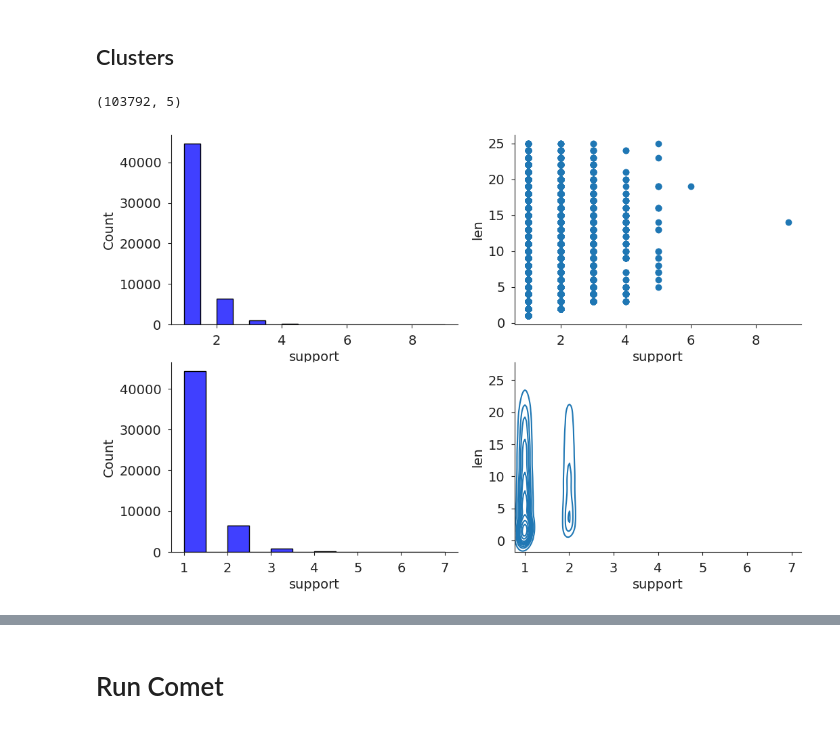
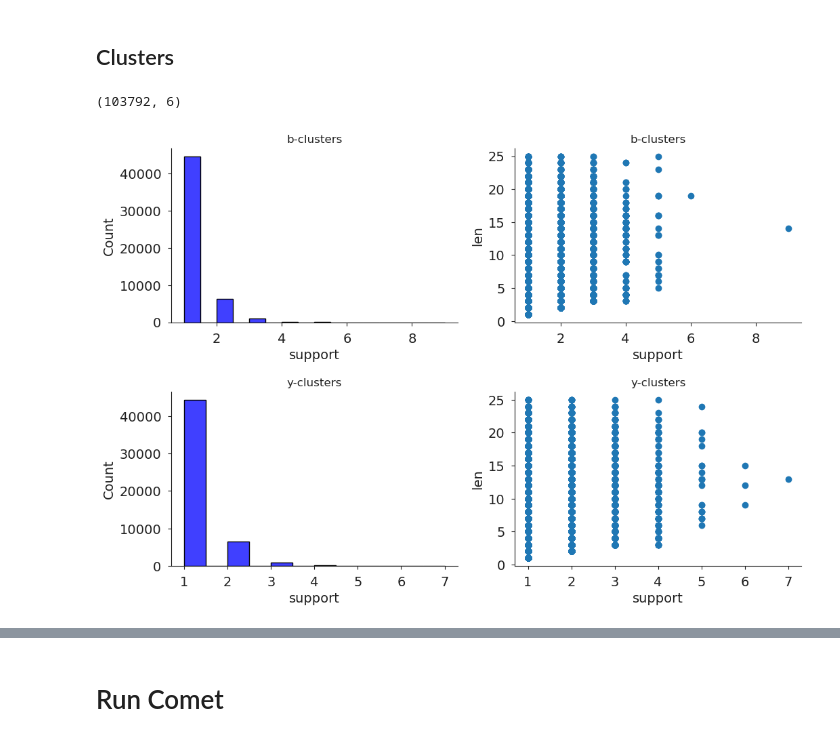
Before and after one commit to ryanlayerlab/hypedsearch, a Jupyter notebook: notebooks/experiment-development.ipynb, the cells around one changed output, grey strips where cells are left out. Saved outputs shown, nothing was run; the diff lists cells and outputs as text; code cells hidden in the pictures.

```diff
--- a/notebooks/experiment-development.ipynb
+++ b/notebooks/experiment-development.ipynb
@@ -181,0 +217,7 @@ KeyboardInterrupt:
+# %%
+num_proteins_by_len = decompress_and_unpickle("results/Uniprot_mouse_uniqPeptides_minK=1_maxK=30_num_proteins_by_len.pkl")
+
+pis_in_db = {}
+for key, values in num_proteins_by_len.items():
+    pis_in_db[key] = {"mean": np.mean(values), "sd": np.std(values)}
+# _, axs = fig_setup(1,1)
@@ -508,7 +588,7 @@ def process_psm(path, db, db_protein_names):
     psm = decompress_and_unpickle(path)
     row = psm.comet_row
     row = pd.DataFrame([row.values], columns=row.index)
-    row = CometRow.from_dataframe(row)[0]
+    row = CometPSM.from_dataframe(row)[0]
 
     row_in_db = False
     for prot in row.proteins:
@@ -570,12 +650,12 @@ for path in list(output_dir.glob("*.pkl")):
     start_time = time()
     # process_psm(db=db, db_protein_names=db_protein_names, path)
     psm = decompress_and_unpickle(path)
-    row = psm.comet_row
-    row = pd.DataFrame([row.values], columns=row.index)
-    row = CometRow.from_dataframe(row)[0]
+    comet_row = psm.comet_row
+    comet_row = pd.DataFrame([comet_row.values], columns=comet_row.index)
+    comet_row = CometPSM.from_dataframe(comet_row)[0]
 
     row_in_db = False
-    for prot in row.proteins:
+    for prot in comet_row.proteins:
         if prot in db_protein_names:
             row_in_db = True
 
@@ -583,7 +663,7 @@ for path in list(output_dir.glob("*.pkl")):
     if not row_in_db:
         continue
 
-    spectrum = row.get_corresponding_spectrum()
+    spectrum = comet_row.get_corresponding_spectrum()
 
     # Peak filtering
     spectrum.filter_to_top_n_peaks(n=top_n_peaks)
@@ -683,7 +763,7 @@ _=sns.histplot(
     edgecolor="black",
     ax=ax,
 )
-set_title_axes_labels(ax=ax, ylabel="Count", xlabel="support")
+set_title_axes_labels(ax=ax, ylabel="Count", xlabel="support", title="b-clusters")
 
 ax = axs[1]
 _=ax.scatter(
@@ -693,43 +773,46 @@ set_title_axes_labels(
     ax=ax,
     xlabel="support",
     ylabel="len",
+    title="b-clusters"
 )
 
 ax = axs[2]
 _=sns.histplot(
     df[df.type=="y"]["support"],
     # bins=10,
     binwidth=0.5,
     # kde=True,
     color="blue",
     edgecolor="black",
     ax=ax,
 )
-set_title_axes_labels(ax=ax, ylabel="Count", xlabel="support")
+set_title_axes_labels(ax=ax, ylabel="Count", xlabel="support", title="y-clusters")
 
 ax = axs[3]
 
-_=sns.kdeplot(
-    x=df[df.type=="y"]["support"],
-    y=df[df.type=="y"]["len"],
-    # cmap='Blues',
-    # fill=True,
-    ax=ax,
-)
+# _=sns.kdeplot(
+#     x=df[df.type=="y"]["support"],
+#     y=df[df.type=="y"]["len"],
+#     # cmap='Blues',
+#     # fill=True,
+#     ax=ax,
+# )
 
 # plt.imshow()
 # _=ax.imshow(z+10, extent=(np.amin(x), np.amax(x), np.amin(y), np.amax(y)),
 #         cmap=cm.hot, norm=LogNorm())
-# _=ax.scatter(
-#     df[df.type=="y"]["support"], df[df.type=="y"]["len"],
-# )
+_=ax.scatter(
+    df[df.type=="y"]["support"], df[df.type=="y"]["len"],
+)
 set_title_axes_labels(
     ax=ax,
     xlabel="support",
     ylabel="len",
+    title="y-clusters"
 )
+plt.subplots_adjust(hspace=0.4)  # Increase this value if needed
 finalize(axs)
 df.shape
 # %% [output]
-(103792, 5)
+(103792, 6)
-[figure, old version]
+[figure, new version]
```
Also changed, not shown: parts of 54 cells of this notebook, 31 other files.
